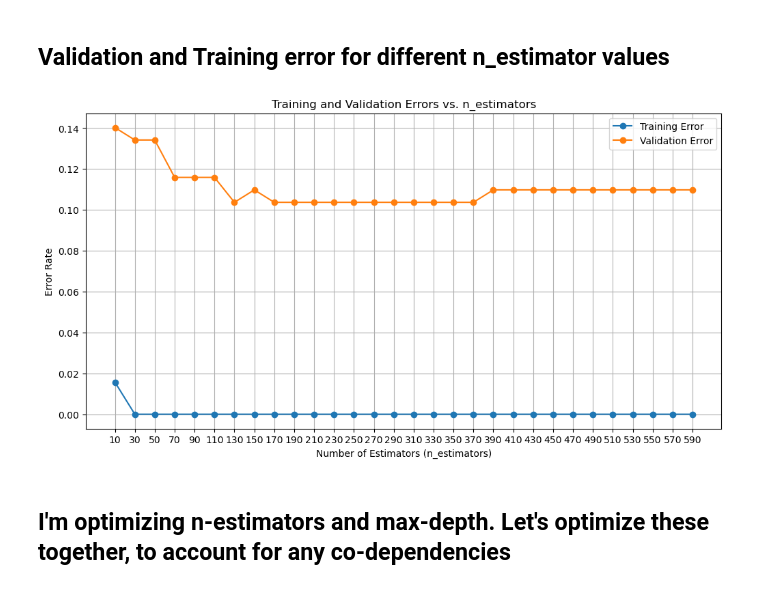
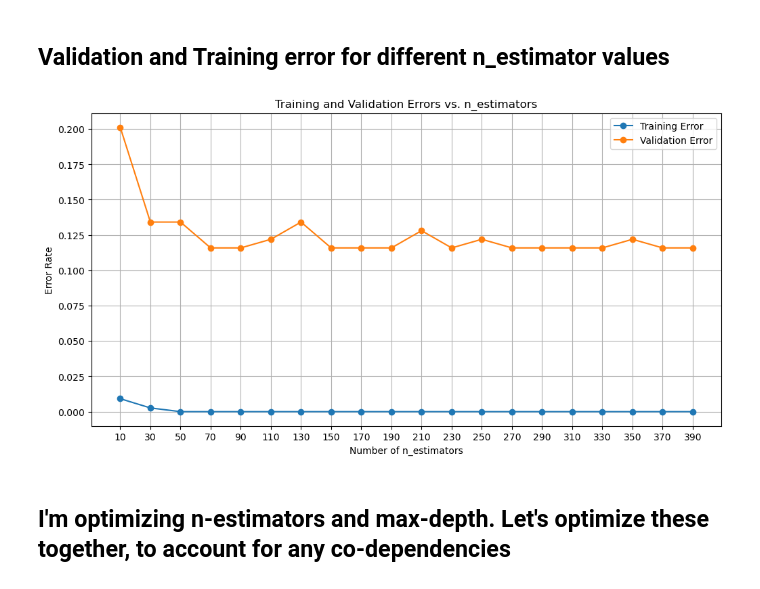
Before and after one commit to davneet721/Classifier_predict_population_from_genotype, a Jupyter notebook: Classifier_Genotype_to_Superpop.ipynb, the cells around one changed output. Cells and saved outputs as stored; diff of their text form; code cells hidden in the pictures.

```diff
--- a/Classifier_Genotype_to_Superpop.ipynb
+++ b/Classifier_Genotype_to_Superpop.ipynb
@@ -22,7 +22,7 @@ from matplotlib_venn import venn3 # Venn Diagram
 # %% [markdown]
 ## Define Functions
 # %%
-def finetuning_1D(param, min_param, max_param, incre_param, X_train, y_train, X_val, y_val):
+def finetuning_1D(param, min_param, max_param, incre_param, param_2, param_2_value, X_train, y_train, X_val, y_val):
     # Define ranges for n_estimators
     param_range = range(min_param, max_param, incre_param)  # E.g., from 10 to 600 trees
 
@@ -35,6 +35,7 @@ def finetuning_1D(param, min_param, max_param, incre_param, X_train, y_train, X_
         rfclass_test = RandomForestClassifier()
         # Dynamically set the parameter using setattr
         setattr(rfclass_test, param, n)  # Set the parameter (e.g. n_estimators, max_depth, etc.)
+        setattr(rfclass_test, param_2, param_2_value)  # Set the parameter (e.g. n_estimators, max_depth, etc.)
 
         model_test = MultiOutputClassifier(rfclass_test)
 
@@ -340,43 +324,8 @@ The ideal value of max_depth can vary widely based on the nature of the data. Yo
 # %% [markdown]
 ## Validation and Training error for different n_estimator values
-# %%
-# Define ranges for n_estimators
-n_estimators_range = range(10, 601, 20)  # E.g., from 10 to 600 trees
-
-# Initialize lists to store errors
-train_errors = []
-val_errors = []
-
-# Fine-tune n_estimators
-for n in n_estimators_range:
-    rfclass = RandomForestClassifier(n_estimators=n, random_state=42)
-    model = MultiOutputClassifier(rfclass)
-
-    # Train the model
-    model.fit(X_train, y_train)
-
-    # Predict on training data
-    train_preds = model.predict(X_train)
-    train_accuracy = accuracy_score(y_train, train_preds)
-    train_errors.append(1 - train_accuracy)  # Store the training error (1 - accuracy)
-
-    # Predict on validation data
-    val_preds = model.predict(X_val)
-    val_accuracy = accuracy_score(y_val, val_preds)
-    val_errors.append(1 - val_accuracy)  # Store the validation error (1 - accuracy)
-
-# Plot training and validation errors
-plt.figure(figsize=(12, 6))
-plt.plot(n_estimators_range, train_errors, label='Training Error', marker='o')
-plt.plot(n_estimators_range, val_errors, label='Validation Error', marker='o')
-plt.title('Training and Validation Errors vs. n_estimators')
-plt.xlabel('Number of Estimators (n_estimators)')
-plt.ylabel('Error Rate')
-plt.legend()
-plt.grid()
-plt.xticks(n_estimators_range)  # Ensure every tick to be shown
-plt.show()
-# %% [output]
-[figure, removed]
+# %%
+finetuning_1D('n_estimators', 10, 400, 20, 'max_depth', 12, X_train, y_train, X_val, y_val)
+# %% [output]
+[figure, added]
 # %% [markdown]
 ## I'm optimizing n-estimators and max-depth. Let's optimize these together, to account for any co-dependencies
```
Also changed, not shown: parts of 36 cells of this notebook.
